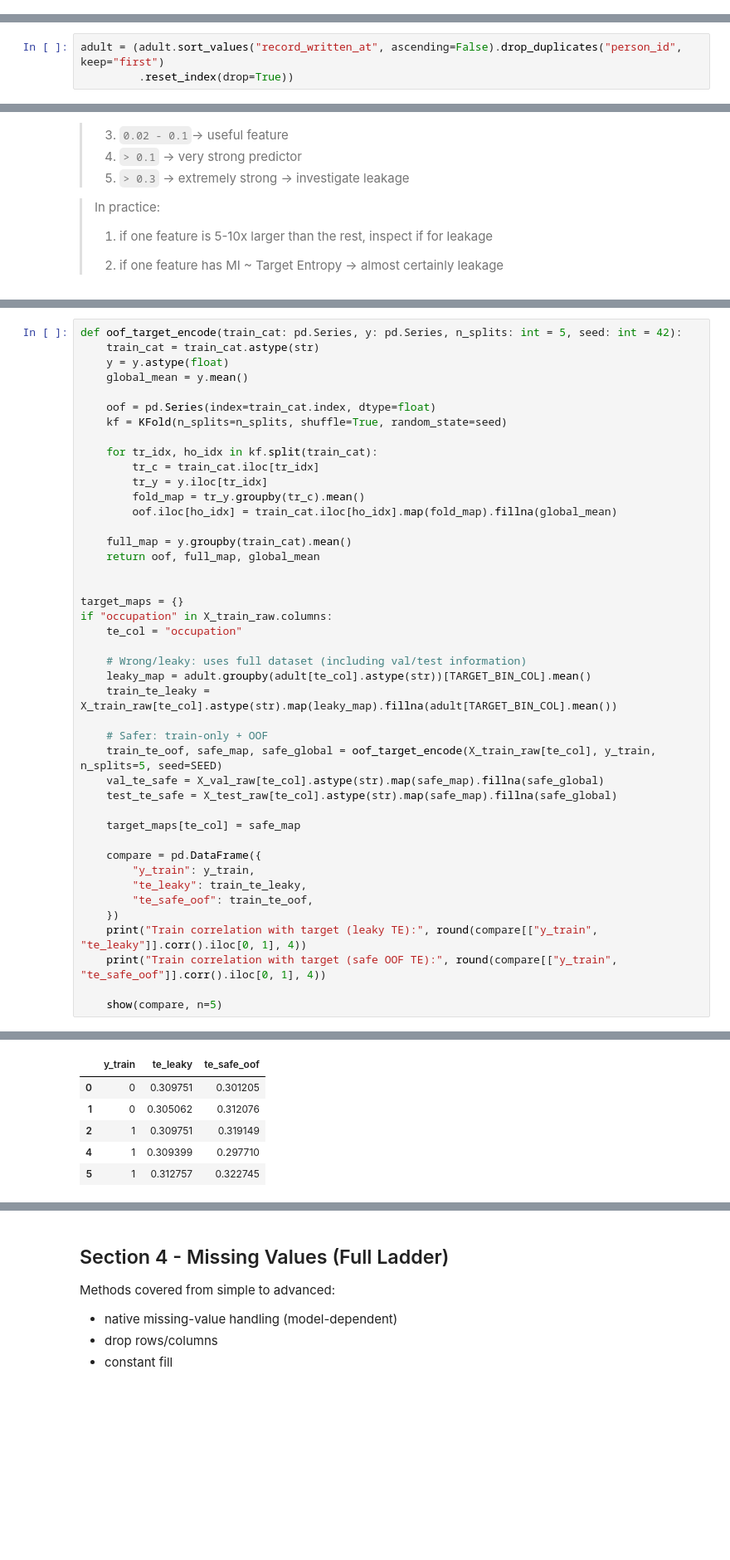
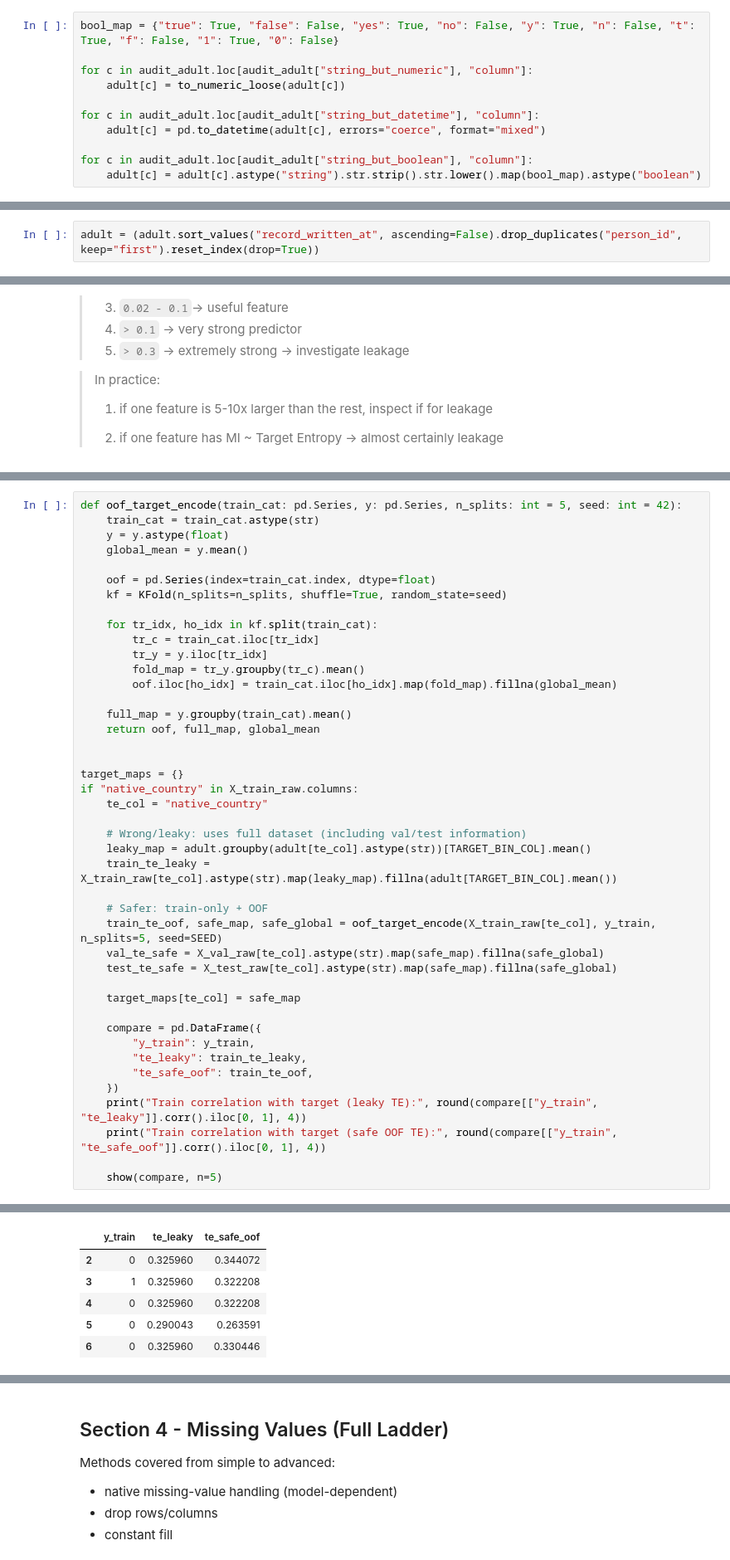
Before and after one commit to CardoAI/ml_industry_course, a Jupyter notebook: day1/datapreprocessing_featureengineering.ipynb, the cells around one changed output, grey strips where cells are left out. Shown at 83% size. Cells and saved outputs as stored; diff of their text form; blank space fills up the shorter version.

```diff
--- a/day1/datapreprocessing_featureengineering.ipynb
+++ b/day1/datapreprocessing_featureengineering.ipynb
@@ -261,0 +283,11 @@ For some columns we might not know whether to keep them or not. Columns like `re
+# %%
+bool_map = {"true": True, "false": False, "yes": True, "no": False, "y": True, "n": False, "t": True, "f": False, "1": True, "0": False}
+
+for c in audit_adult.loc[audit_adult["string_but_numeric"], "column"]:
+    adult[c] = to_numeric_loose(adult[c])
+
+for c in audit_adult.loc[audit_adult["string_but_datetime"], "column"]:
+    adult[c] = pd.to_datetime(adult[c], errors="coerce", format="mixed")
+
+for c in audit_adult.loc[audit_adult["string_but_boolean"], "column"]:
+    adult[c] = adult[c].astype("string").str.strip().str.lower().map(bool_map).astype("boolean")
@@ -304,3 +354,0 @@ show(duplicate_id_change_summary, n=10)
-# %%
-adult = (adult.sort_values("record_written_at", ascending=False).drop_duplicates("person_id", keep="first")
-         .reset_index(drop=True))
@@ -306,0 +359,2 @@ adult = (adult.sort_values("record_written_at", ascending=False).drop_duplicates
+# %%
+adult = (adult.sort_values("record_written_at", ascending=False).drop_duplicates("person_id", keep="first").reset_index(drop=True))
@@ -850,8 +1002,8 @@ def oof_target_encode(train_cat: pd.Series, y: pd.Series, n_splits: int = 5, see
 
 
 target_maps = {}
-if "occupation" in X_train_raw.columns:
-    te_col = "occupation"
+if "native_country" in X_train_raw.columns:
+    te_col = "native_country"
 
     # Wrong/leaky: uses full dataset (including val/test information)
     leaky_map = adult.groupby(adult[te_col].astype(str))[TARGET_BIN_COL].mean()
@@ -879,6 +1031,6 @@ Train correlation with target (safe OOF TE): -0.0155
 |  | y_train | te_leaky | te_safe_oof |
-| 0 | 0 | 0.309751 | 0.301205 |
-| 1 | 0 | 0.305062 | 0.312076 |
-| 2 | 1 | 0.309751 | 0.319149 |
-| 4 | 1 | 0.309399 | 0.297710 |
-| 5 | 1 | 0.312757 | 0.322745 |
+| 2 | 0 | 0.325960 | 0.344072 |
+| 3 | 1 | 0.325960 | 0.322208 |
+| 4 | 0 | 0.325960 | 0.322208 |
+| 5 | 0 | 0.290043 | 0.263591 |
+| 6 | 0 | 0.325960 | 0.330446 |
```
Also changed, not shown: parts of 64 cells of this notebook, 1 other file.
